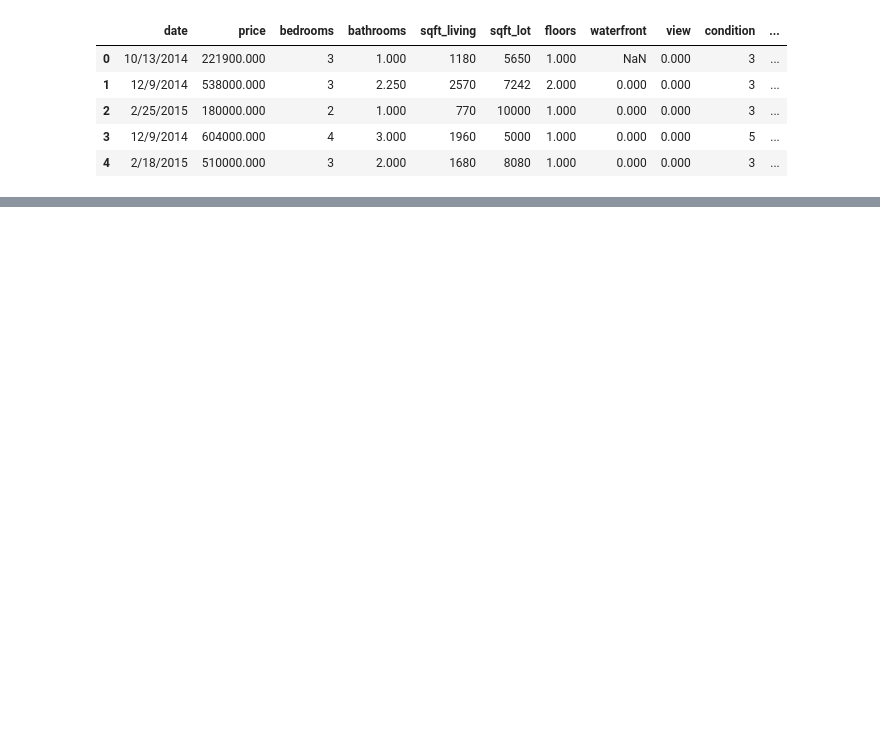
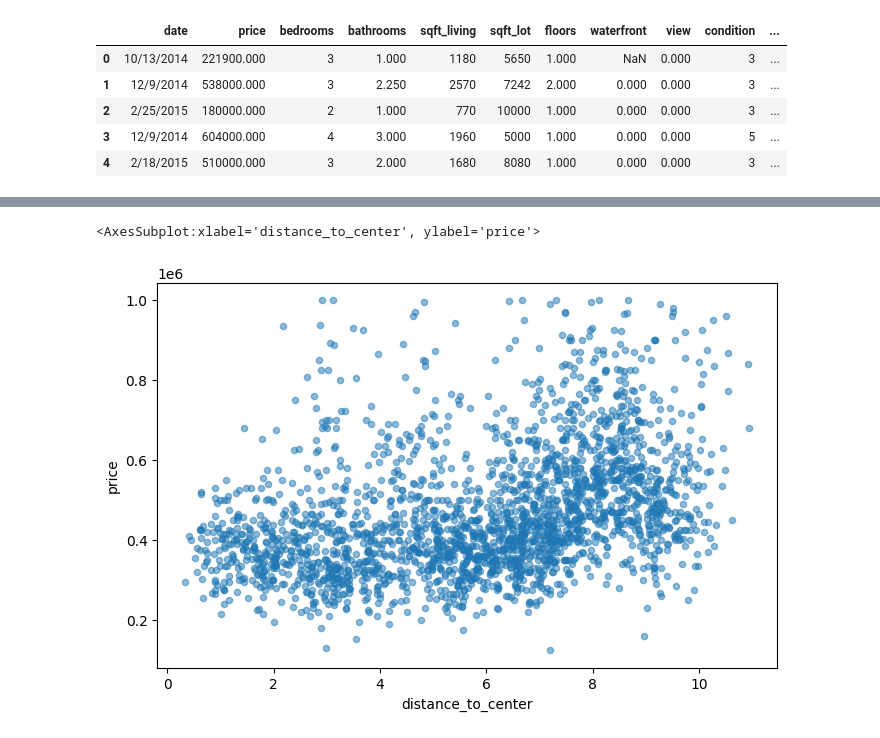
Before and after one commit to ShahiW/eda_project_housing, a Jupyter notebook: EDA.ipynb, the cells around one changed output, grey strips where cells are left out. Drawn from its saved outputs; the diff is of its cells as text; code cells hidden in the pictures; blank space fills up the shorter version.

```diff
--- a/EDA.ipynb
+++ b/EDA.ipynb
@@ -202,0 +244,5 @@ Name: price, dtype: float64
+# %%
+df.query('city == "Shoreline" and price <= 1000000.000').plot(kind='scatter', x='distance_to_center', y='price', alpha=0.5)
+# %% [output]
+<AxesSubplot:xlabel='distance_to_center', ylabel='price'>
+[figure, added]
```
Also changed, not shown: parts of 21 cells of this notebook, 1 other file.
